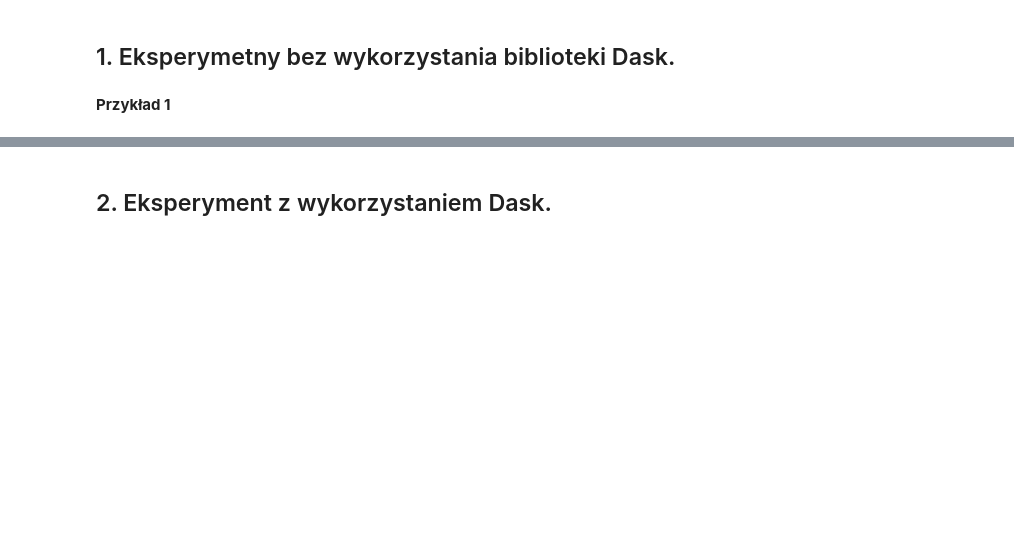
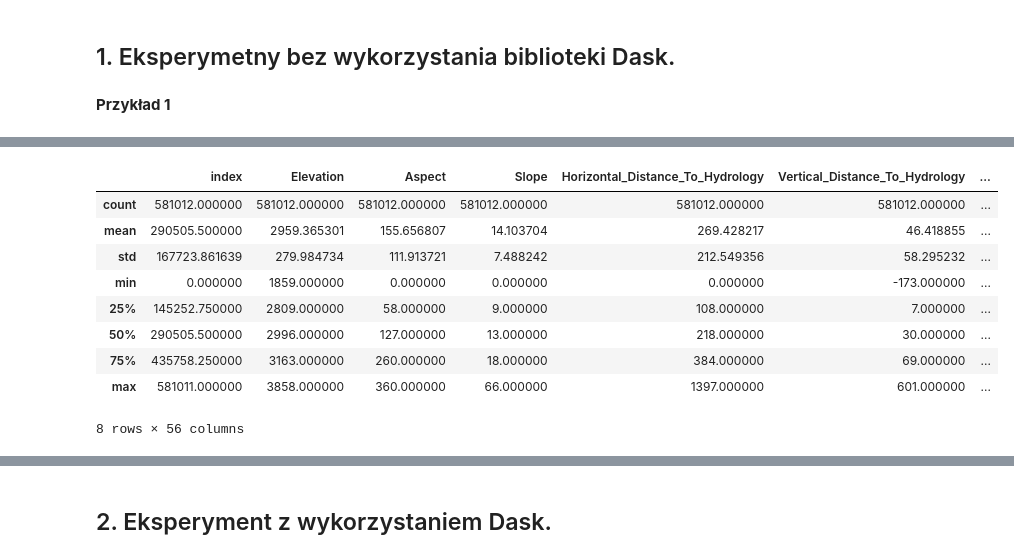
Before and after one commit to kropiak/uwm-pod-aiids-big-data, a Jupyter notebook: lab_04/lab_04.ipynb, the cells around one changed output, grey strips where cells are left out. Drawn from its saved outputs; the diff is of its cells as text; code cells hidden in the pictures; blank space fills up the shorter version.

```diff
--- a/lab_04/lab_04.ipynb
+++ b/lab_04/lab_04.ipynb
@@ -33,3 +43,16 @@ ddf.head()
+# %%
+ddf.describe()
+# %% [output]
+|  | index | Elevation | Aspect | Slope | Horizontal_Distance_To_Hydrology | Vertical_Distance_To_Hydrology | ... |
+| count | 581012.000000 | 581012.000000 | 581012.000000 | 581012.000000 | 581012.000000 | 581012.000000 | ... |
+| mean | 290505.500000 | 2959.365301 | 155.656807 | 14.103704 | 269.428217 | 46.418855 | ... |
+| std | 167723.861639 | 279.984734 | 111.913721 | 7.488242 | 212.549356 | 58.295232 | ... |
+| min | 0.000000 | 1859.000000 | 0.000000 | 0.000000 | 0.000000 | -173.000000 | ... |
+| 25% | 145252.750000 | 2809.000000 | 58.000000 | 9.000000 | 108.000000 | 7.000000 | ... |
+| 50% | 290505.500000 | 2996.000000 | 127.000000 | 13.000000 | 218.000000 | 30.000000 | ... |
+| 75% | 435758.250000 | 3163.000000 | 260.000000 | 18.000000 | 384.000000 | 69.000000 | ... |
+| max | 581011.000000 | 3858.000000 | 360.000000 | 66.000000 | 1397.000000 | 601.000000 | ... |
+8 rows × 56 columns
 # %%
 # uwaga na faktyczny typ danych tej ramki!
 type(ddf)
```
Also changed, not shown: parts of 5 cells of this notebook.
